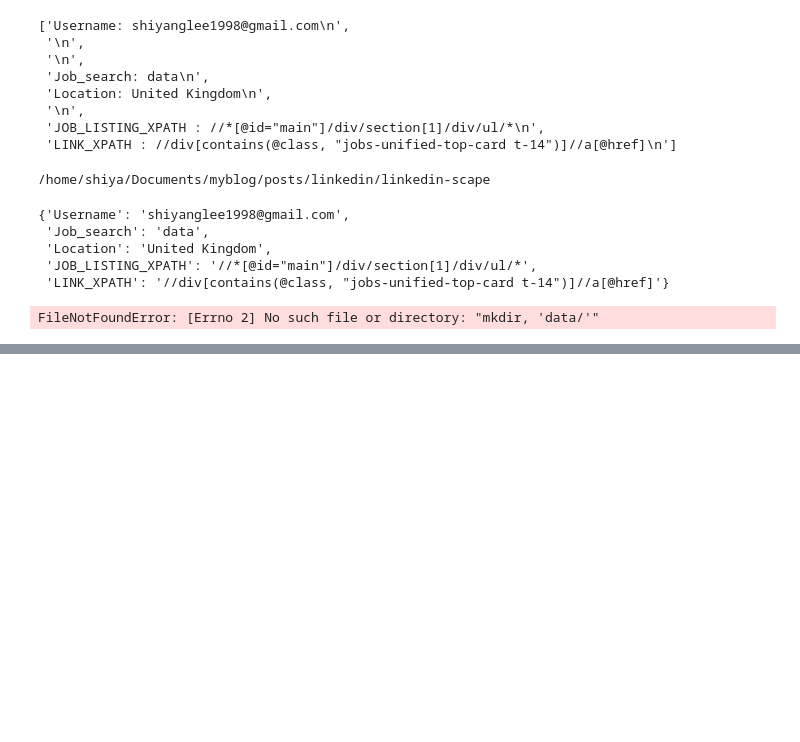
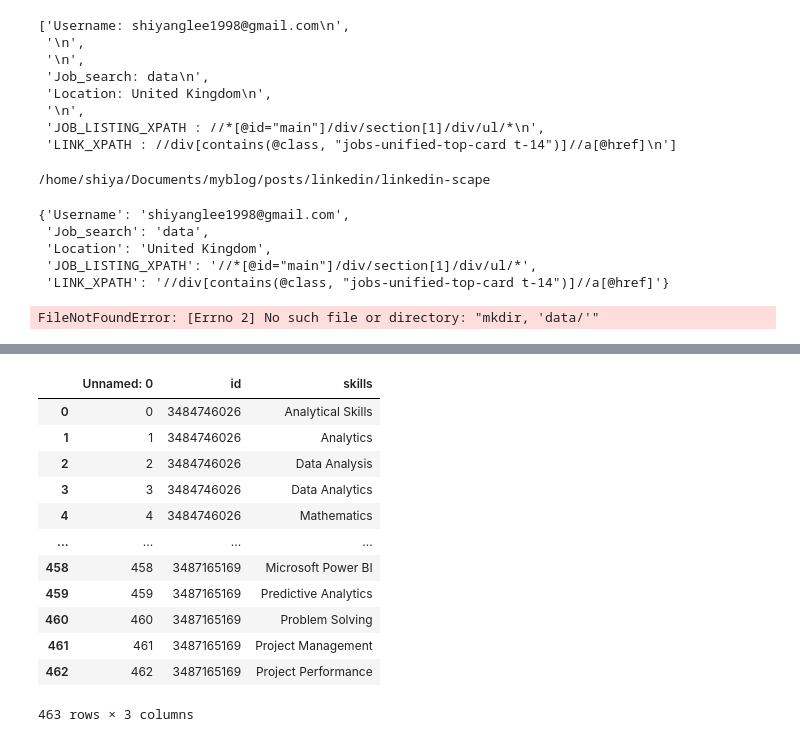
Before and after one commit to ShiYang1101/linkedin-scrape, a Jupyter notebook: test.ipynb, the cells around one changed output, grey strips where cells are left out. Drawn from its saved outputs; the diff is of its cells as text; code cells hidden in the pictures; blank space fills up the shorter version.

```diff
--- a/test.ipynb
+++ b/test.ipynb
@@ -34,0 +48,18 @@ FileNotFoundError: [Errno 2] No such file or directory: "mkdir, 'data/'"
+# %%
+test1 = pd.read_csv('./data/skill.csv')
+# %%
+test1
+# %% [output]
+|  | Unnamed: 0 | id | skills |
+| 0 | 0 | 3484746026 | Analytical Skills |
+| 1 | 1 | 3484746026 | Analytics |
+| 2 | 2 | 3484746026 | Data Analysis |
+| 3 | 3 | 3484746026 | Data Analytics |
+| 4 | 4 | 3484746026 | Mathematics |
+| ... | ... | ... | ... |
+| 458 | 458 | 3487165169 | Microsoft Power BI |
+| 459 | 459 | 3487165169 | Predictive Analytics |
+| 460 | 460 | 3487165169 | Problem Solving |
+| 461 | 461 | 3487165169 | Project Management |
+| 462 | 462 | 3487165169 | Project Performance |
+463 rows × 3 columns
```
Also changed, not shown: parts of 30 cells of this notebook, 6 other files.
